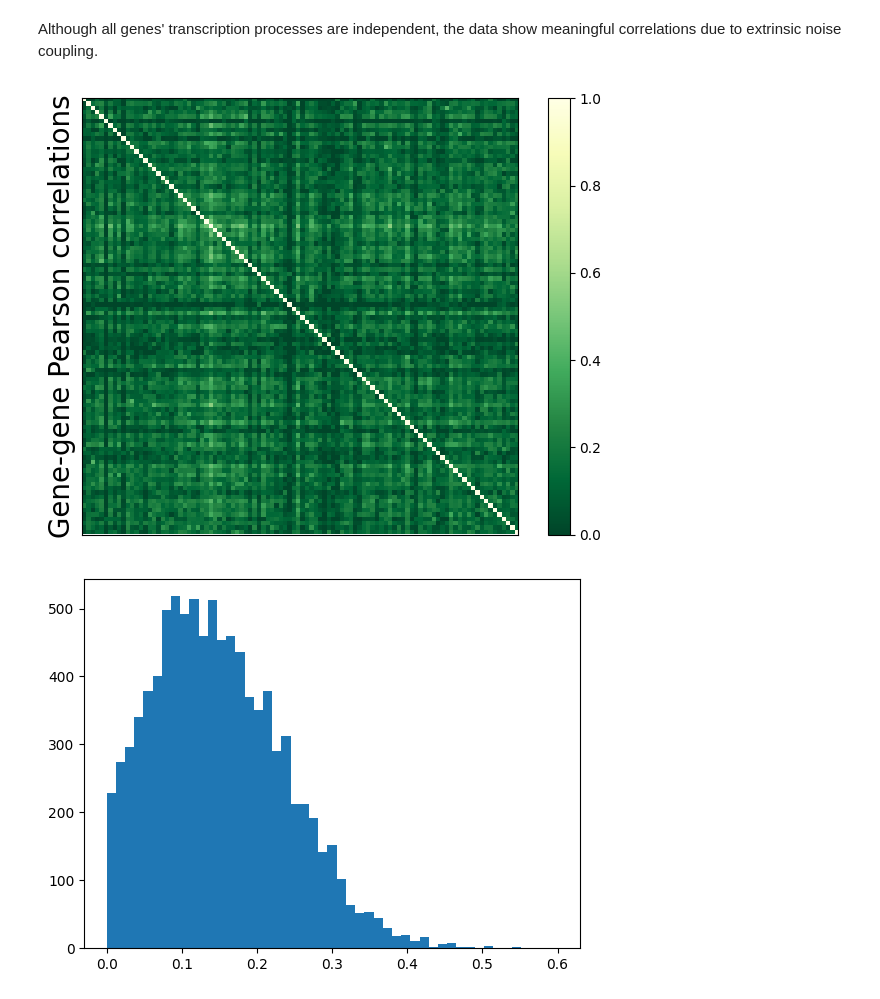
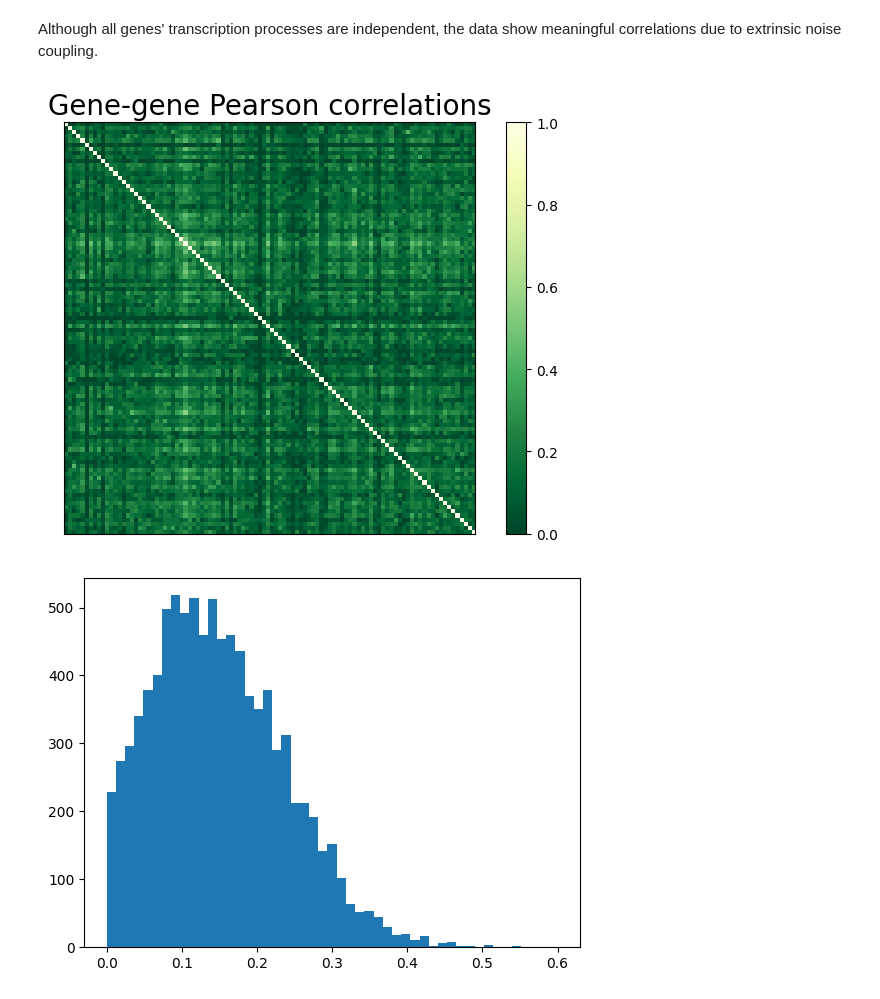
Before and after one commit to gennadygorin/GP_2023_2, a Jupyter notebook: GP_2023.ipynb, the cells around one changed output. Drawn from its saved outputs; the diff is of its cells as text; code cells hidden in the pictures.

```diff
--- a/GP_2023.ipynb
+++ b/GP_2023.ipynb
@@ -40,14 +40,14 @@ Although all genes' transcription processes are independent, the data show meani
 # %%
 fig1=plt.figure(figsize=[6.4, 4.8])
 plt.imshow(np.corrcoef(X.T),cmap='YlGn_r',vmin=0,vmax=1)
 plt.colorbar()
 plt.xticks([])
 plt.yticks([])
-plt.ylabel('Gene-gene Pearson correlations',fontsize=20)
+plt.title('Gene-gene Pearson correlations',fontsize=20)
 fig1.tight_layout()
 plt.savefig('corrs_raw.png',dpi=450)
 # %% [output]
-[figure, old version]
+[figure, new version]
 # %%
 _=plt.hist(np.corrcoef(X.T).flatten(),bins = np.linspace(0,.6))
 # %% [output]
```
